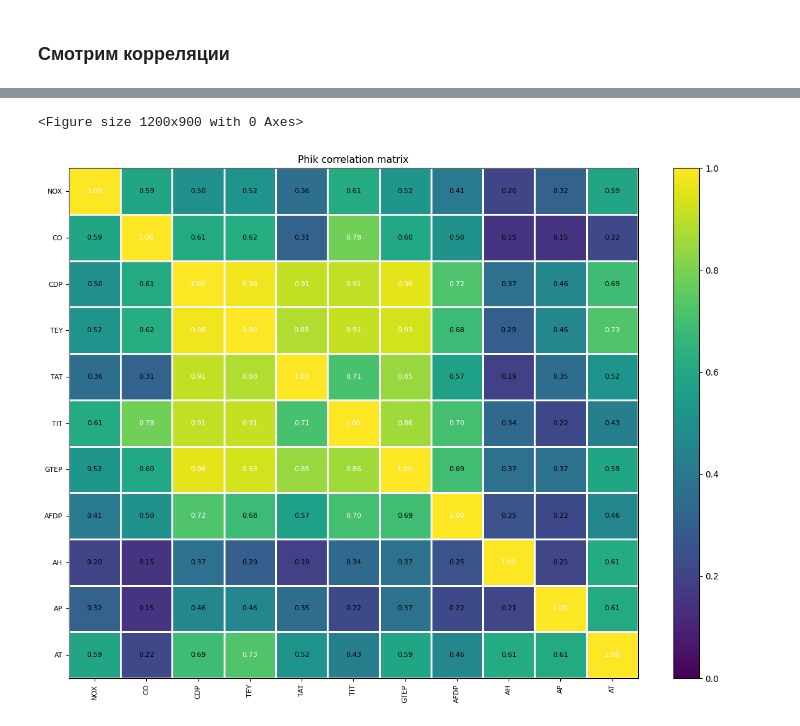
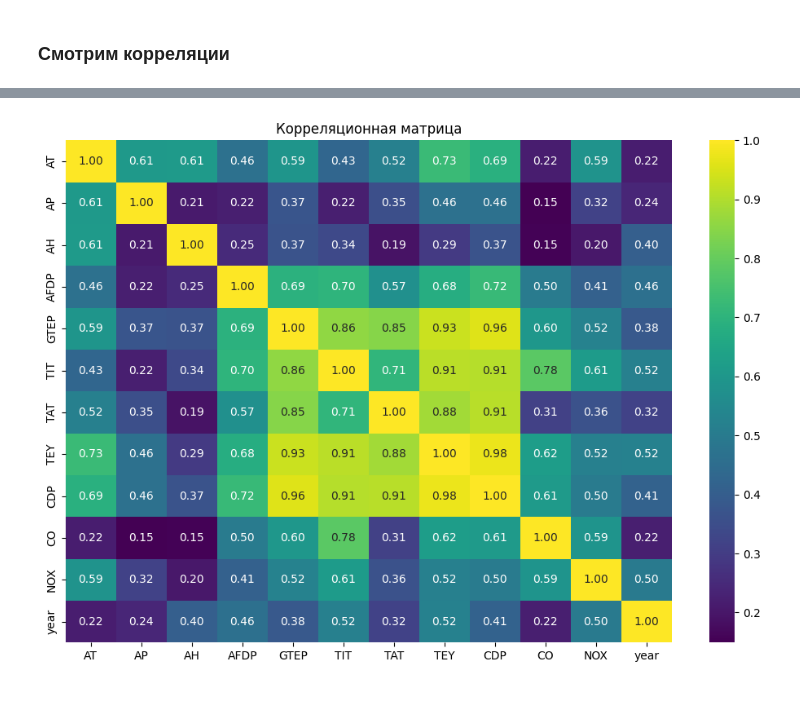
Before and after one commit to lezzzl/ab_tests, a Jupyter notebook: part_2.ipynb, the cells around one changed output, grey strips where cells are left out. Cells and saved outputs as stored; diff of their text form; code cells hidden in the pictures; blank space fills up the shorter version.

```diff
--- a/part_2.ipynb
+++ b/part_2.ipynb
@@ -381,5 +381,4 @@ plt.show()
 # %%
-phik_df = data.drop(columns=['year'])
-
-phik_corr = phik_df.phik_matrix()
+phik_corr = data.phik_matrix()
+phik_corr
 # %% [output]
@@ -387,18 +399,7 @@ interval columns not set, guessing: ['AT', 'AP', 'AH', 'AFDP', 'GTEP', 'TIT', 'T
-# %%
-plt.figure(figsize=(12, 9))
-
-plot_correlation_matrix(
-    phik_corr.values,
-    x_labels=phik_corr.columns,
-    y_labels=phik_corr.index,
-    vmin=0,
-    vmax=1,
-    color_map='viridis',
-    title='Phik correlation matrix',
-    fontsize_factor=0.8,
-    figsize=(12, 9)
-)
-plt.show()
-# %% [output]
-<Figure size 1200x900 with 0 Axes>
-[figure, removed]
+# %%
+plt.figure(figsize=(12, 8))
+sns.heatmap(phik_corr, annot=True, fmt='.2f', cmap='viridis')
+plt.title('Корреляционная матрица')
+plt.show()
+# %% [output]
+[figure, added]
```
Also changed, not shown: parts of 2 cells of this notebook.
